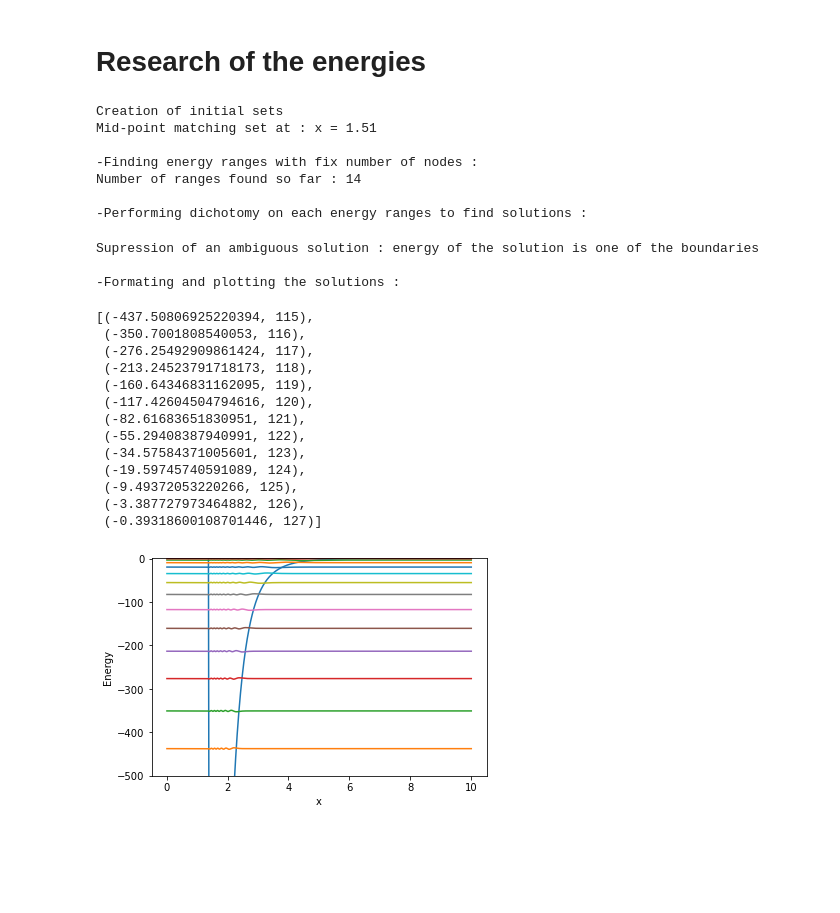
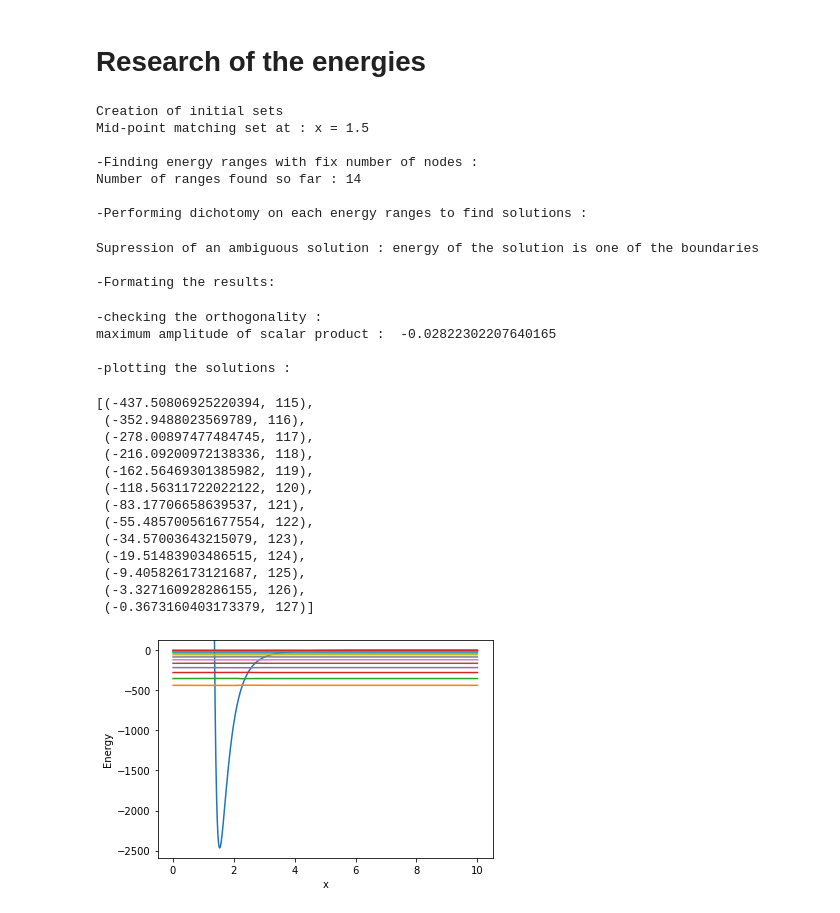
Before and after one commit to rvanco/Projet_info_Schrodinger_M1, a Jupyter notebook: Numerov_propre_testTQDM.ipynb, the cells around one changed output. Cells and saved outputs as stored; diff of their text form; code cells hidden in the pictures; blank space fills up the shorter version.

Commit message:
module + othogonalité
-mise en place du module + notebook d'exemple
-rajout d'un check de l'orthogonalité dans la fonction resolution

```diff
--- a/Numerov_propre_testTQDM.ipynb
+++ b/Numerov_propre_testTQDM.ipynb
@@ -43,7 +13,8 @@ def numerov(psi_range,x_range,V,E,direction,i_start=2):
     x_range = array contenant les x
     V = fonction jouant le role de potentiel
     E = energie à tester
-    direction -> 1 = gauche/droite  -1=droite/gauche"""
+    direction -> 1 = gauche/droite  -1=droite/gauche
+    i_start = indice du prmeier élément à être traité par la procédure"""
 
     if (len(psi_range) != len (x_range)):
         raise Exception("psi_range and x_range must be of the same length, but they are not")
@@ -207,13 +178,17 @@ def slice_E_arr(psi_range,x_range,V,E_arr,N_x_c,slices,temp_slices,remove_border
         log_error , N_arr[i] , psi_out = Do_mid_point(psi_range,x_range,V,E_arr[i],N_x_c)
     E_crit = find_change(E_arr,N_arr)
 
+    if len(E_crit)==0 :
+        print("IN FUNCTION slice_E_arr : No change of number of nodes found")
+        return False
+
     if (not remove_borders):
-        slices.append(( [ E_arr[0] , E_arr[np.min([E_crit[0][0]+2,len(E_arr)-1])] ] ,N_arr[E_crit[0][0]]))
+        slices.append(( [ E_arr[0] , E_arr[np.min([E_crit[0][0]+2,len(E_arr)-1])] ] ,N_arr[np.min([E_crit[0][0],len(N_arr)-1])]))
         if E_crit[0][1] > 1 :
             temp_slices.append([ E_arr[E_crit[0][0]] , E_arr[np.min([E_crit[0][0]+2,len(E_arr)-1])] ])
 
     for i in range(1,len(E_crit)) :
-        slices.append(( [ E_arr[E_crit[i-1][0]] , E_arr[np.min([E_crit[i][0]+2,len(E_arr)-1])] ],N_arr[E_crit[i][0]]))
+        slices.append(( [ E_arr[E_crit[i-1][0]] , E_arr[np.min([E_crit[i][0]+2,len(E_arr)-1])] ],N_arr[np.min([E_crit[i][0],len(N_arr)-1])]))
         if E_crit[i][1] > 1 :
             temp_slices.append([ E_arr[E_crit[i][0]] , E_arr[np.min([E_crit[i][0]+2,len(E_arr)-1])] ])
 
@@ -406,28 +395,32 @@ def resolution(V,E_min,E_max,x_m,x_M,N_x_c=-1,dx=-1,eps=10**-5,err=10**-3):
 # %%
-resolution(Lennard_Jones_bis,-500,-0.1,0.01,x_M,N_x_c=300,dx=5*10**-3,eps=10**-7,err=10**-3)
+resolution(Lennard_Jones_bis,-500,-0.1,0.01,x_M,x_c=1.5,dx=5*10**-3,eps=10**-7,err=10**-3)
 # %% [output]
 Creation of initial sets
-Mid-point matching set at : x = 1.51
+Mid-point matching set at : x = 1.5
 
 -Finding energy ranges with fix number of nodes :
 Number of ranges found so far : 14
 
 -Performing dichotomy on each energy ranges to find solutions :
 Supression of an ambiguous solution : energy of the solution is one of the boundaries
 
--Formating and plotting the solutions :
+-Formating the results:
-[(-437.50806925220394, 115),
- (-350.7001808540053, 116),
- (-276.25492909861424, 117),
- (-213.24523791718173, 118),
- (-160.64346831162095, 119),
- (-117.42604504794616, 120),
- (-82.61683651830951, 121),
- (-55.29408387940991, 122),
- (-34.57584371005601, 123),
- (-19.59745740591089, 124),
- (-9.49372053220266, 125),
- (-3.387727973464882, 126),
- (-0.39318600108701446, 127)]
+-checking the orthogonality :
+maximum amplitude of scalar product :  -0.02822302207640165
+
+-plotting the solutions :
+[(-437.50806925220394, 115),
+ (-352.9488023569789, 116),
+ (-278.00897477484745, 117),
+ (-216.09200972138336, 118),
+ (-162.56469301385982, 119),
+ (-118.56311722022122, 120),
+ (-83.17706658639537, 121),
+ (-55.485700561677554, 122),
+ (-34.57003643215079, 123),
+ (-19.51483903486515, 124),
+ (-9.405826173121687, 125),
+ (-3.327160928286155, 126),
+ (-0.3673160403173379, 127)]
-[figure, old version]
+[figure, new version]
 # %%
```
Also changed, not shown: parts of 6 cells of this notebook.
